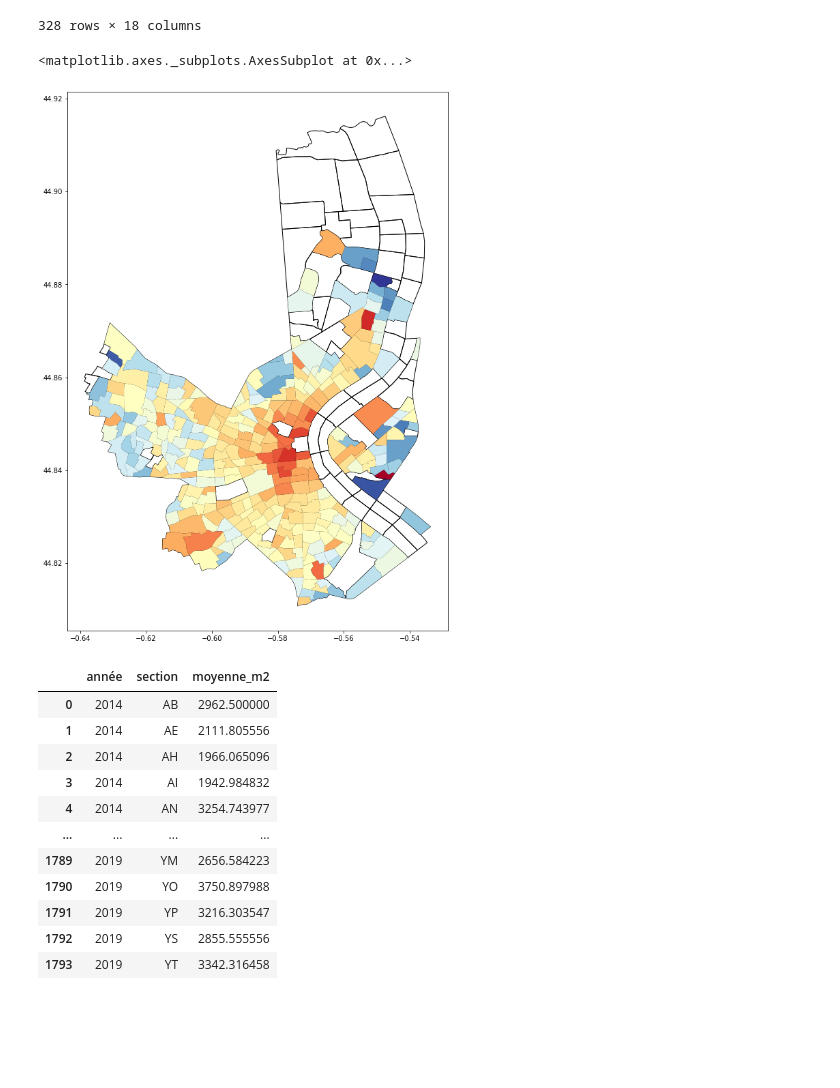
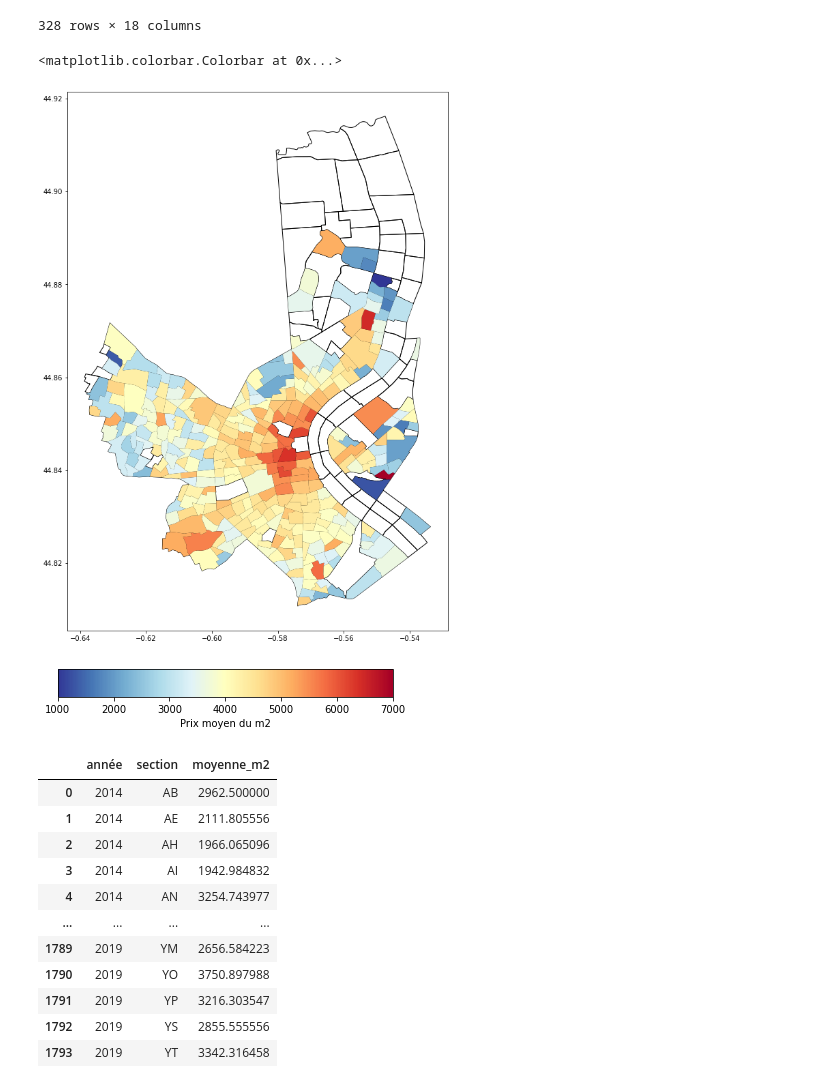
Before and after one commit to mdlbm/SNCF-Immobilier, a Jupyter notebook: Projet.ipynb, the cells around one changed output. Drawn from its saved outputs; the diff is of its cells as text; code cells hidden in the pictures; blank space fills up the shorter version.

```diff
--- a/Projet.ipynb
+++ b/Projet.ipynb
@@ -313,10 +318,18 @@ bordeaux_sections.merge(valeurs_m2_agg) #Fusion des sections cadastrales
 # %%
 #Affichage d'une heatmap fonction du prix moyen du m2 à Bordeaux sur la période 2015-2019
 base = bordeaux_sections.plot(edgecolor = 'black', figsize = (10,20), facecolor = 'none')
 bordeaux_sections.merge(valeurs_m2_agg).plot(column='valeur_m2',cmap = 'RdYlBu_r', ax=base)
+fig, ax = plt.subplots(figsize=(6, 1))
+fig.subplots_adjust(bottom=0.5)
+cmap = mpl.cm.RdYlBu_r
+norm = mpl.colors.Normalize(vmin=1000, vmax=7000)
+
+fig.colorbar(mpl.cm.ScalarMappable(norm=norm, cmap=cmap),
+             cax=ax, orientation='horizontal', label="Prix moyen du m2")
 # %% [output]
-<matplotlib.axes._subplots.AxesSubplot at 0x...>
+<matplotlib.colorbar.Colorbar at 0x...>
 [figure]
+[figure, added]
 # %%
 valeurs_m2_année = data_json.groupby(['année','section']).valeur_m2.mean().to_frame('moyenne_m2').reset_index()
 valeurs_m2_année
```
Also changed, not shown: parts of 17 cells of this notebook.
